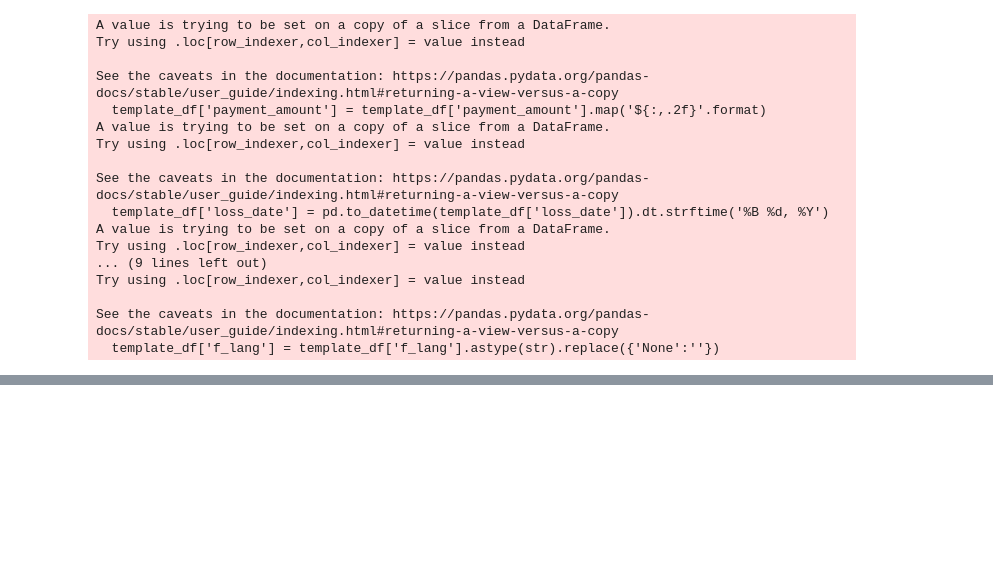
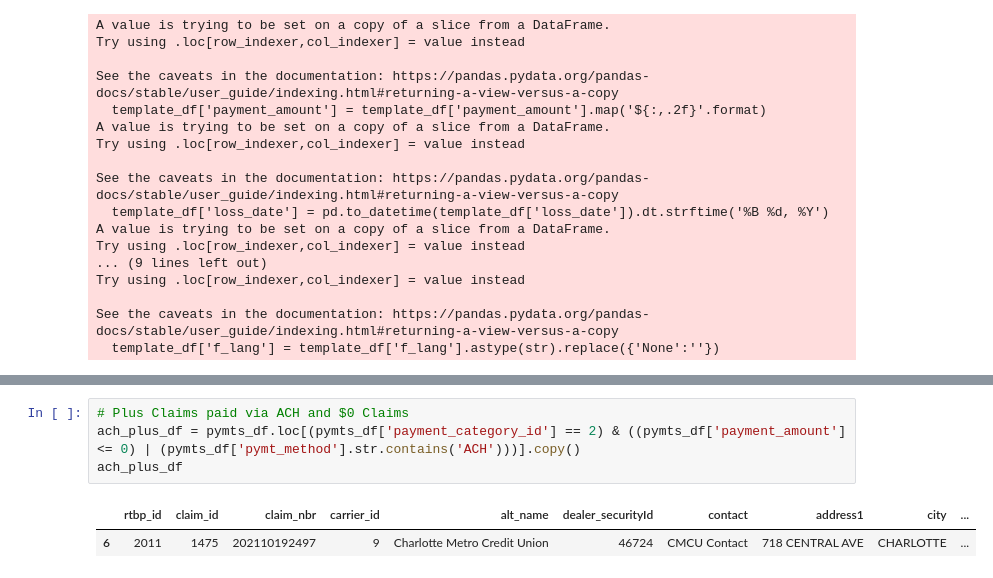
Before and after one commit to jediracer/Claim_Payments, a Jupyter notebook: vgcQbTest.ipynb, the cells around one changed output, grey strips where cells are left out. Drawn from its saved outputs; the diff is of its cells as text; blank space fills up the shorter version.

```diff
--- a/vgcQbTest.ipynb
+++ b/vgcQbTest.ipynb
@@ -1408,0 +1656,7 @@ Claims paid via ACH and $0 claims
+# %%
+# Plus Claims paid via ACH and $0 Claims
+ach_plus_df = pymts_df.loc[(pymts_df['payment_category_id'] == 2) & ((pymts_df['payment_amount'] <= 0) | (pymts_df['pymt_method'].str.contains('ACH')))].copy()
+ach_plus_df
+# %% [output]
+|  | rtbp_id | claim_id | claim_nbr | carrier_id | alt_name | dealer_securityId | contact | address1 | city | ... |
+| 6 | 2011 | 1475 | 202110192497 | 9 | Charlotte Metro Credit Union | 46724 | CMCU Contact | 718 CENTRAL AVE | CHARLOTTE | ... |
```
Also changed, not shown: parts of 24 cells of this notebook, 1 other file.
